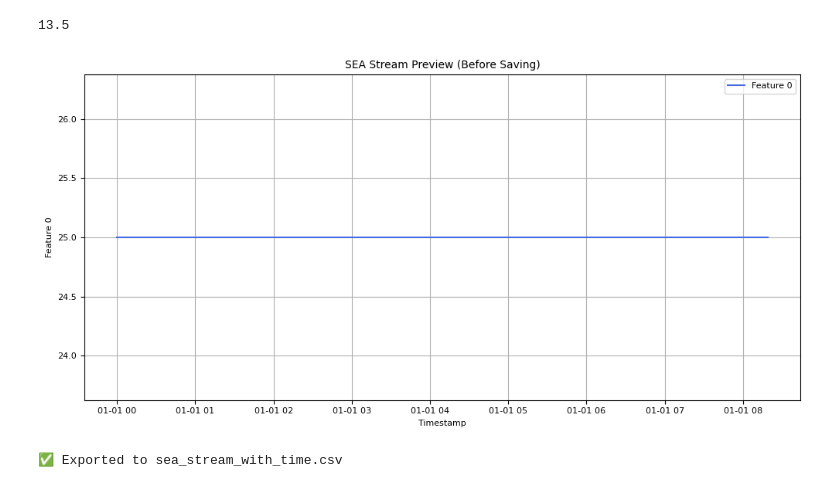
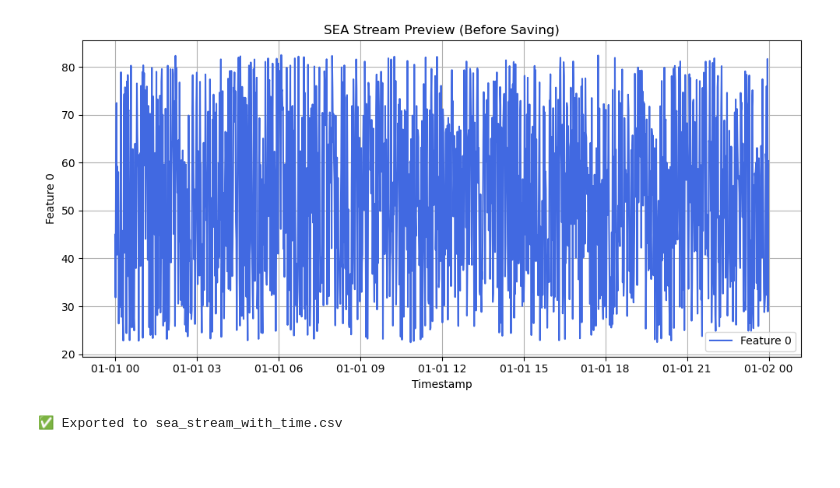
Before and after one commit to advancedbmt/anomaly-detection, a Jupyter notebook: src/main.ipynb, the cells around one changed output. Drawn from its saved outputs; the diff is of its cells as text; code cells hidden in the pictures; blank space fills up the shorter version.

```diff
--- a/src/main.ipynb
+++ b/src/main.ipynb
@@ -9,10 +10,17 @@ from skmultiflow.evaluation import EvaluatePrequential
 # %%
-target_value_min = 0
-target_value_max = 15
-ambient_temp = 10
-varibation_val = 7
+test_temp_device = IoTDevice()
+test_json_path = "../json_file/basic_config.json"
+
+test_temp_device.load_json(test_json_path)
+
+ambient_temp = test_temp_device.get_device_attribute("ambientTemperature")
+
+min_inc = test_temp_device.get_device_attribute("tag_list")["temperatureSensor1"]["states"]["run"]['minIncrease']
+max_inc = test_temp_device.get_device_attribute("tag_list")["temperatureSensor1"]["states"]["run"]['maxIncrease']
+
+anomoly_injection = test_temp_device.get_synthesis_parameter("customAnomaly")
 # %%
-range = target_value_max - target_value_min
+range = max_inc - min_inc
 
 # 1. Create a stream
 stream = sci_flow.data.SEAGenerator(random_state=42)
@@ -20,7 +28,7 @@ stream.restart()
 
 
 # 2. Get samples
-n_samples = 500
+n_samples = 1440
 X, y = stream.next_sample(n_samples)
 X = np.array(X)
 feature_0 = X[:, 0] #+ mean_value
@@ -31,33 +39,32 @@ recast = scaled * range + ambient_temp
 
 
 df = pd.DataFrame({
     'timestamp': timestamps,
     'feature_0': recast,   # pick the feature you want
     'target': y
 })
                         # Append target labels
 
 
 
 df['timestamp'] = pd.to_datetime(df['timestamp'])
 df['feature_0'] = pd.to_numeric(df['feature_0'], errors='coerce')
 
 
 plt.figure(figsize=(10, 5))
 plt.plot(df['timestamp'].to_numpy(), df['feature_0'].to_numpy(), label='Feature 0', color='royalblue')
 plt.xlabel("Timestamp")
 plt.ylabel("Feature 0")
 plt.title("SEA Stream Preview (Before Saving)")
 plt.legend()
 plt.grid(True)
 plt.tight_layout()
 plt.show()
 
 # 5. Export to CSV
 df.to_csv("sea_stream_with_time.csv", index=False)
 
 print("✅ Exported to sea_stream_with_time.csv")
 # %% [output]
+[figure, new version]
-13.5
+✅ Exported to sea_stream_with_time.csv
-[figure, old version]
-✅ Exported to sea_stream_with_time.csv
```
Also changed, not shown: parts of 1 cell of this notebook, 2 other files.
